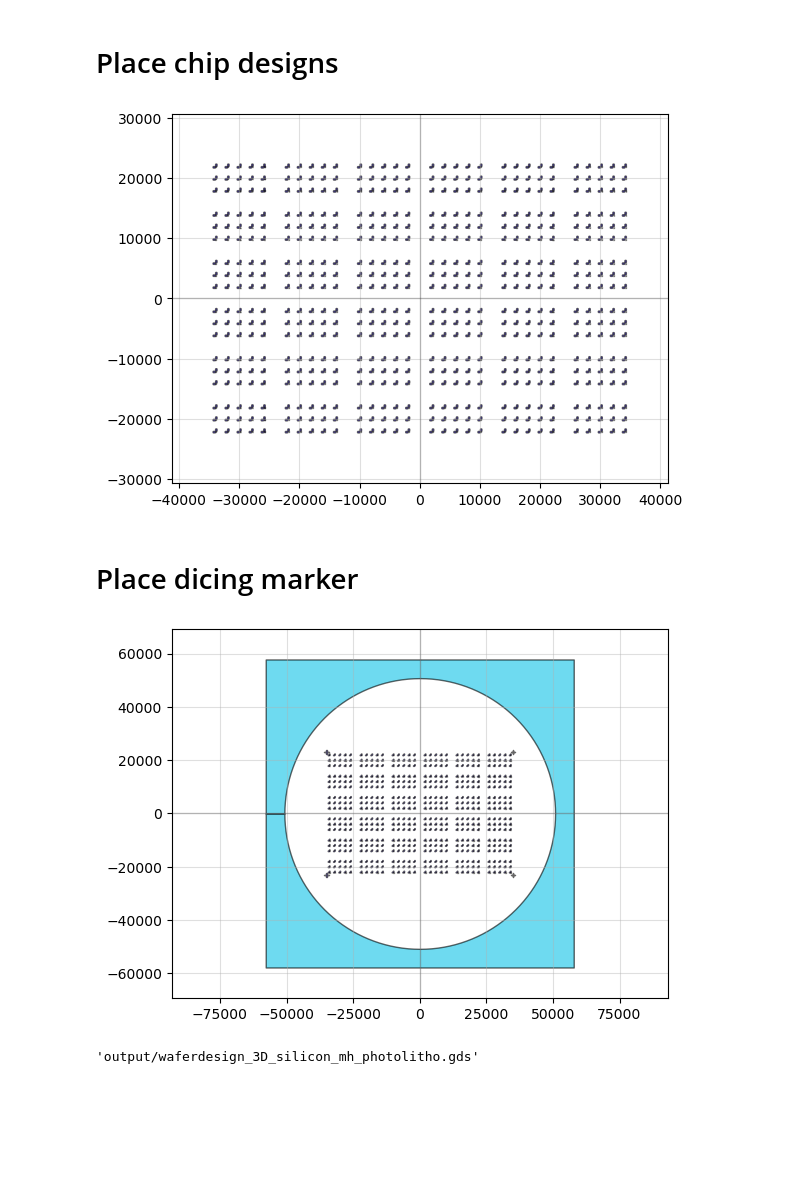
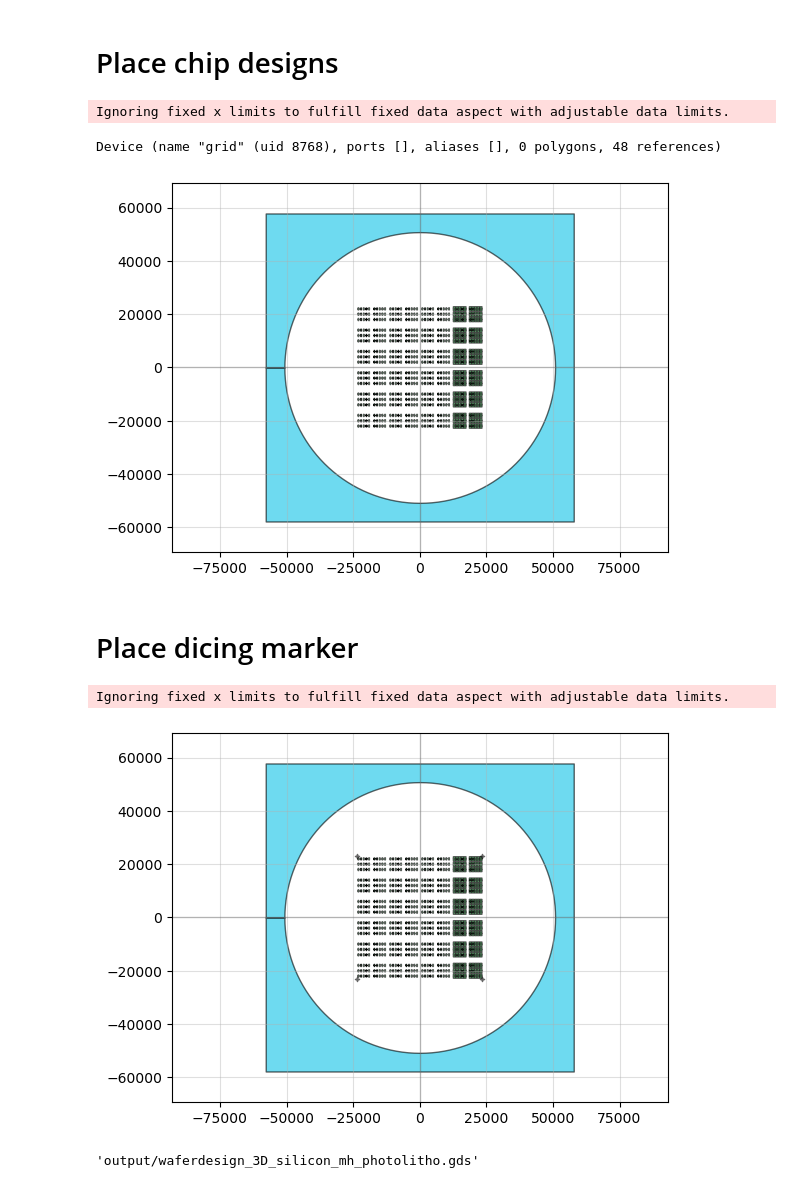
Before and after one commit to yminononono/Quantum-GDSDesign, a Jupyter notebook: transmon3D_photolitho.ipynb, the cells around one changed output. Drawn from its saved outputs; the diff is of its cells as text; code cells hidden in the pictures; blank space fills up the shorter version.

```diff
--- a/transmon3D_photolitho.ipynb
+++ b/transmon3D_photolitho.ipynb
@@ -72,13 +82,16 @@ qp(JJ)
 # %% [markdown]
 # Add JJ to chip design
 # %%
-def custom_chip(width, height):
+def custom_chip(width, height, padsize = 'S'):
     chip = Device('chip')
-    chip.add_ref(chipdesign)
+    chip.add_ref(chipdesign[padsize])
 
     JJ = device_JJ(width = width, JJtype = JJtype, squid = Squid , bandage = False, photolitho = True)
+    chip.add_ref(JJ)
 
-    chip.add_ref(JJ)
+    chip = pg.union( chip )
+    chip.polygons[0].fillet( 20 )
+    chip = pg.union( chip )
 
     return chip
 
@@ -91,12 +105,14 @@ chip.write_gds('output/chipdesign_3D')
 # %% [markdown]
 # Place chip designs
 # %%
-def custom_design(size_x, size_y, width, height):
+def custom_design(size_x, size_y,  width, height, padsize):
+
     design = pg.gridsweep(
         function = custom_chip,
-        param_x = {'width'  : width  },
+        param_x = {'width'  : width },
         param_y = {'height' : height },
         spacing = (size_x, size_y),
+        param_defaults = {'padsize' : padsize},
         separation = False,
         label_layer = None
         )
@@ -117,37 +133,46 @@ if wafertype == "sapphire":
     D.center = ( 0 ,0)
     wafer.add_ref(D)
 
     # D = pg.gridsweep(
     #         function = custom_design,
     #         param_x = {'bridge_width' : Grid_small_bridge_width },
     #         param_y = {'finger_width' : Grid_small_finger_width },
     #         param_defaults = {'size_x' : Chip_small_size_x, 'size_y' : Chip_small_size_y},
     #         spacing = (Chip_small_size_x * (len(Grid_small_bridge_width[0]) + Grid_small_gap_x), Chip_small_size_y * (len(Grid_small_finger_width[0]) + Grid_small_gap_y)),
     #         separation = False,
     #         label_layer = None
     #         )
     # D.center = ( 0.5 * len(Grid_small_bridge_width) * Chip_small_size_x * (len(Grid_small_bridge_width[0]) + Grid_small_gap_x) ,0)
 
 
     # wafer.add_ref(D)
     qp(D)
 
 else:
     D = pg.gridsweep(
             function = custom_design,
-            param_x = {'width' : Grid_finger_width },
+            param_x = {'padsize' : Grid_pad_size, 'width' : Grid_finger_width}, # Later dictionary iterates first
             param_y = {'height' : Grid_finger_height },
             param_defaults = {'size_x' : Chip_size_x, 'size_y' : Chip_size_y},
             spacing = (Chip_size_x * (len(Grid_finger_width[0]) + Grid_gap_x), Chip_size_y * (len(Grid_finger_height[0]) + Grid_gap_y)),
             separation = False,
             label_layer = None
             )
-    D.center = (0,0)
+    print(D)
 
+    island_width = len(Grid_finger_width[0]) * Chip_size_x
+    island_height = len(Grid_finger_height[0]) * Chip_size_y
+    island_gap_width = Chip_size_x * Grid_gap_x
+    island_gap_height = Chip_size_y * Grid_gap_y
+    D.movex( - 3.5 * (island_width + island_gap_width) )
+    D.movey( - 1.5 * (island_height + island_gap_height) )
     wafer.add_ref(D)
-    qp(D)
+
+    qp(wafer)
 # %% [output]
+Ignoring fixed x limits to fulfill fixed data aspect with adjustable data limits.
+Device (name "grid" (uid 8768), ports [], aliases [], 0 polygons, 48 references)
-[figure, old version]
+[figure, new version]
 # %% [markdown]
 # Place dicing marker
 # %%
@@ -191,7 +216,7 @@ else:
         layer  = DicingMarker_layer
     )
 
-    spacing_x = Chip_size_x * Grid_gap_x * (len(Grid_finger_width) - 1) + Chip_size_x * len(Grid_finger_width) * len(Grid_finger_width[0])
+    spacing_x = Chip_size_x * Grid_gap_x * (len(Grid_finger_width)*len(Grid_pad_size) - 1) + Chip_size_x * len(Grid_finger_width)*len(Grid_pad_size) * len(Grid_finger_width[0])
     spacing_y = Chip_size_y * Grid_gap_y * (len(Grid_finger_height) - 1) + Chip_size_y * len(Grid_finger_height) * len(Grid_finger_height[0])
 
     # wafer.add_ref(DicingMarker).center = (0, 0)
@@ -208,7 +233,8 @@ else:
 
 qp(wafer)
 # %% [output]
+Ignoring fixed x limits to fulfill fixed data aspect with adjustable data limits.
-[figure, old version]
+[figure, new version]
 # %%
 wafer.write_gds('output/' + outname)
 # %% [output]
```
Also changed, not shown: parts of 3 cells of this notebook, 6 other files.
